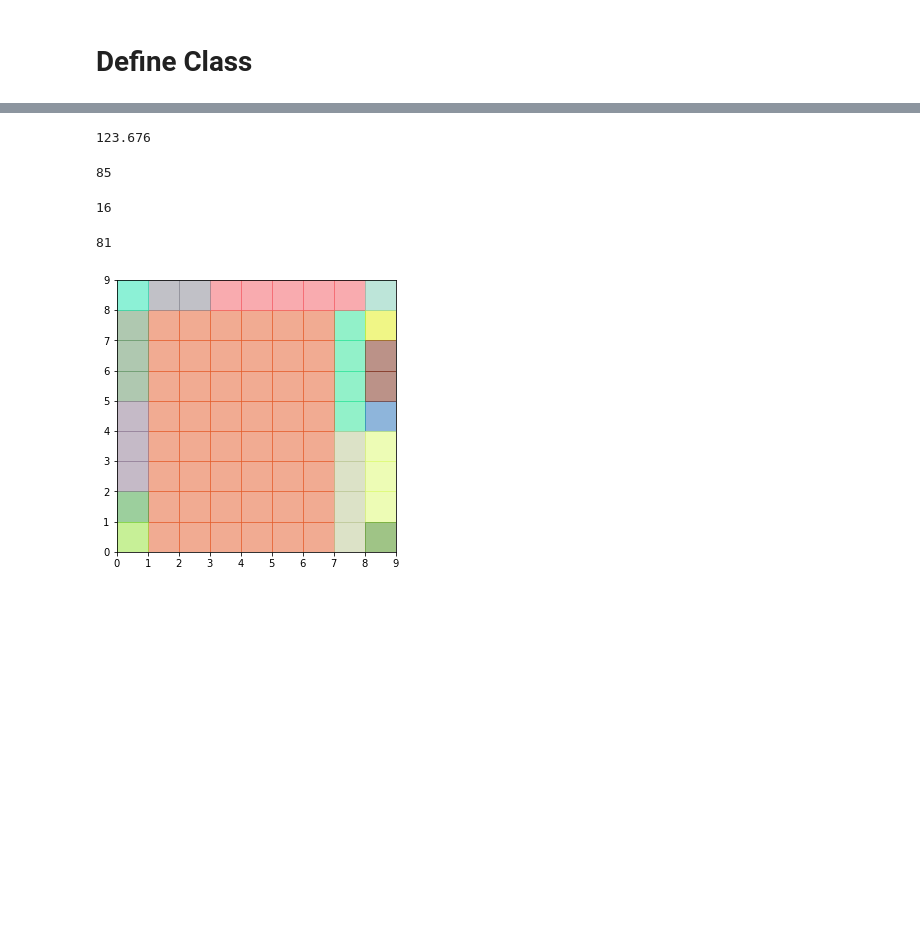
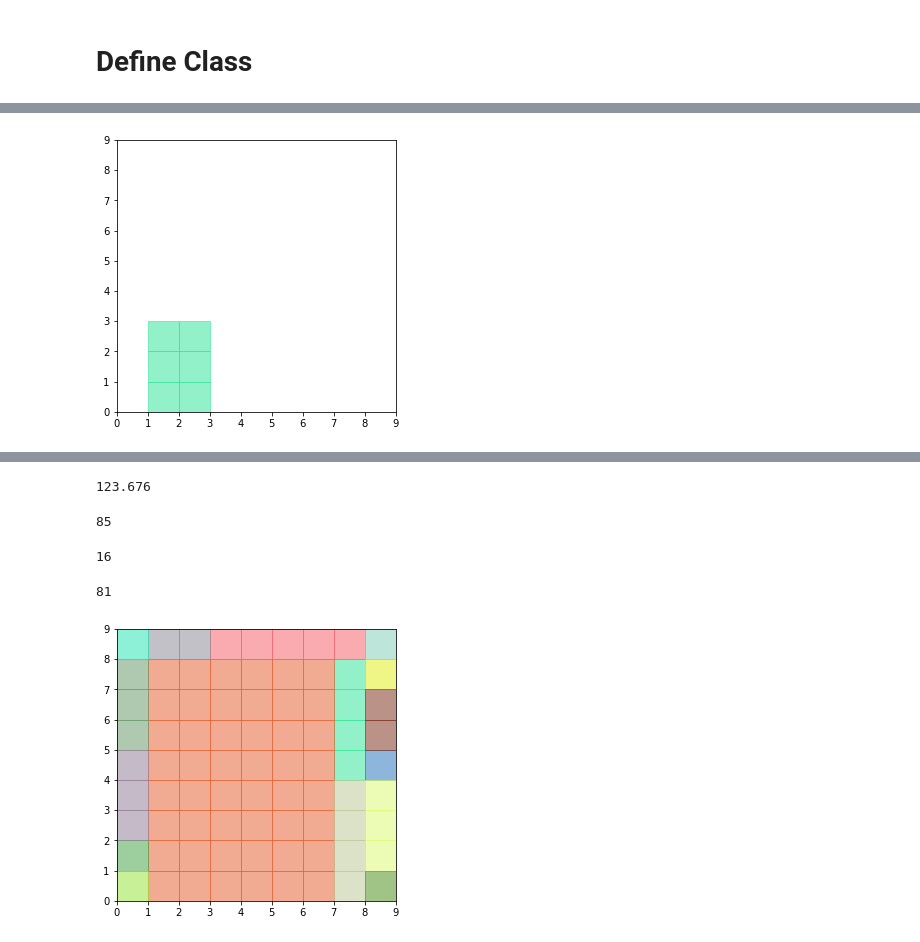
Before and after one commit to yansun1996/ECE143-Ad-Hoc-Communications-Network, a Jupyter notebook: Rectangular.ipynb, the cells around one changed output, grey strips where cells are left out. Cells and saved outputs as stored; diff of their text form; code cells hidden in the pictures; blank space fills up the shorter version.

```diff
--- a/Rectangular.ipynb
+++ b/Rectangular.ipynb
@@ -46,10 +75,11 @@ class Region(object):
             font_size: int > 0 (self-defined font size if needed to be printed)
         '''
         assert isinstance(size,int), "Size parameter must be int"
-        assert isinstance(text,bool)
-        assert isinstance(font_size,int)
+        assert isinstance(text,bool), "Please set whether show text or not as a bool parameter"
+        assert isinstance(font_size,int), "font_size must be int"
         assert size>0, "Please set size>0"
         assert font_size>0, "Please set font_size>0"
+        warnings.filterwarnings("ignore")
 
         # Set Basic Plot parameters
         plt.figure(figsize = (size,size))
@@ -58,8 +88,8 @@ class Region(object):
         if self.get_tower_num() == 0: return # No tower
 
         # Plot with different color for each tower
-        ax_list = []
         np.random.seed(233)
+        ax = plt.subplot()
         for num in range(1,self.get_tower_num()+1):
             random_color = np.random.random(3)
             for i in range(self.x_range):
@@ -70,8 +100,7 @@ class Region(object):
                          verticalalignment='center',
                          fontsize = font_size)
                     if self.map[i][j] == num:
-                        ax_list.append(plt.subplot())
-                        ax_list[-1].add_patch(mp.Rectangle((i, j),1,1,alpha=0.5,color=random_color))
+                        ax.add_patch(mp.Rectangle((i, j),1,1,alpha=0.5,color=random_color,zorder = i))
         plt.show()
 
     def add_tower(self, x, y, size_x, size_y):
@@ -289,0 +325,2 @@ class Region(object):
+# %%
+net = Region(9,9)
@@ -289,0 +336,5 @@ class Region(object):
+# %%
+net.add_tower(1,0,2,3)
+net.show_map()
+# %% [output]
+[figure, added]
```
Also changed, not shown: parts of 29 cells of this notebook.
